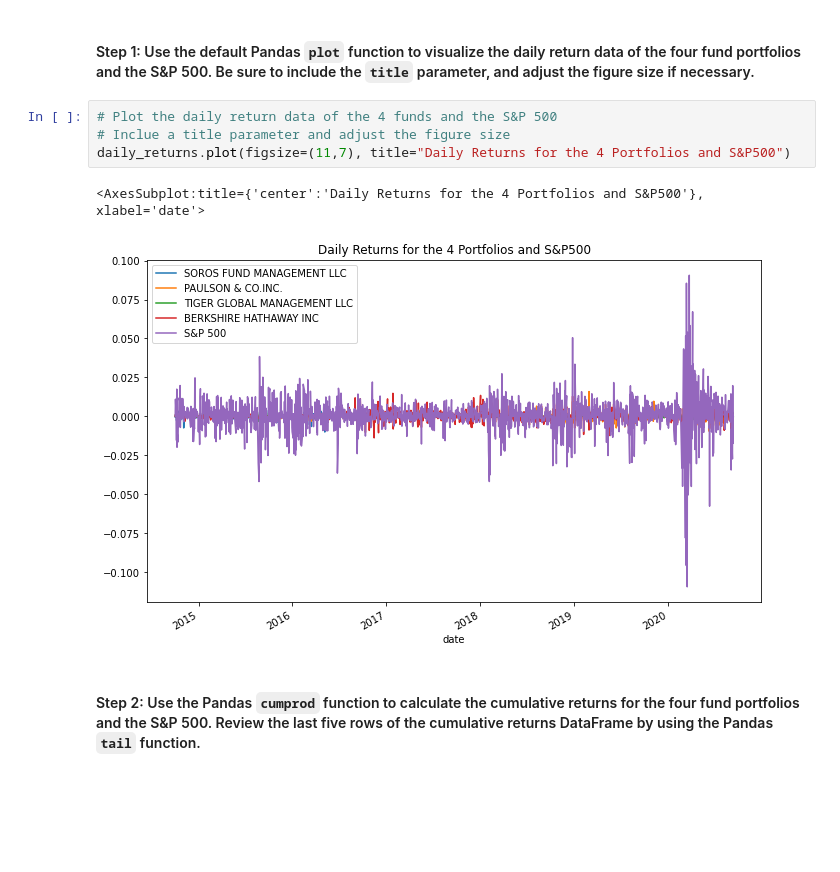
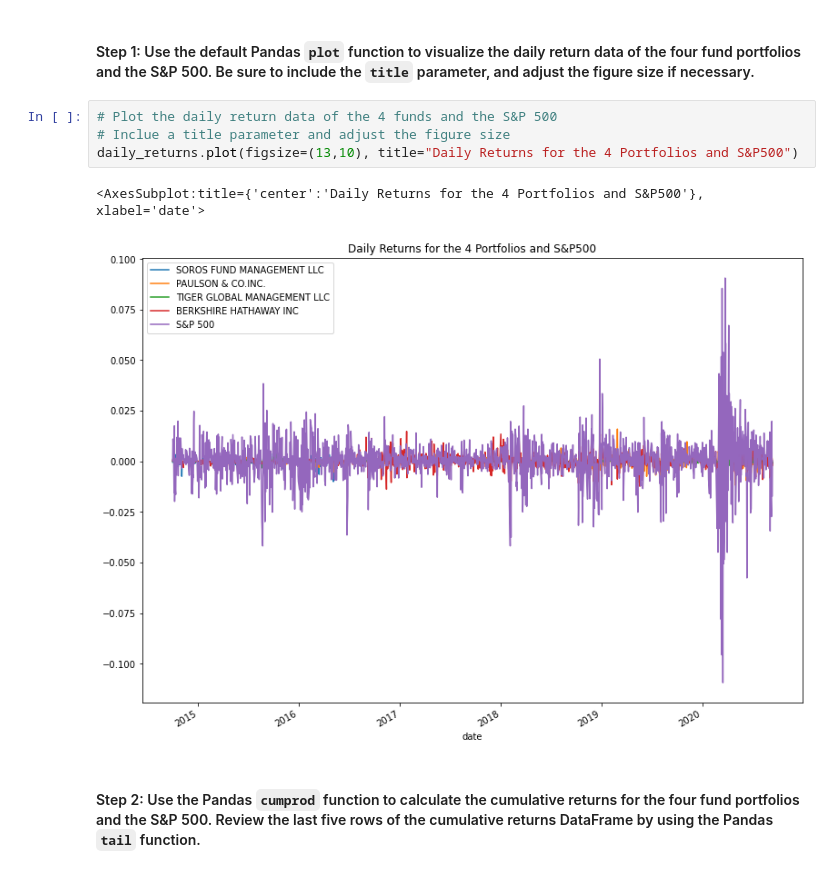
Before and after one commit to mikehoo92/Module_4_Challenge, a Jupyter notebook: Starter_Code 4/risk_return_analysis.ipynb, the cells around one changed output. Cells and saved outputs as stored; diff of their text form; blank space fills up the shorter version.

```diff
--- a/Starter_Code 4/risk_return_analysis.ipynb
+++ b/Starter_Code 4/risk_return_analysis.ipynb
@@ -157,10 +159,10 @@ Analyze the data to determine if any of the portfolios outperform the broader st
 # %%
 # Plot the daily return data of the 4 funds and the S&P 500
 # Inclue a title parameter and adjust the figure size
-daily_returns.plot(figsize=(11,7), title="Daily Returns for the 4 Portfolios and S&P500")
+daily_returns.plot(figsize=(13,10), title="Daily Returns for the 4 Portfolios and S&P500")
 # %% [output]
 <AxesSubplot:title={'center':'Daily Returns for the 4 Portfolios and S&P500'}, xlabel='date'>
-[figure, old version]
+[figure, new version]
 # %% [markdown]
 #### Step 2: Use the Pandas `cumprod` function to calculate the cumulative returns for the four fund portfolios and the S&P 500. Review the last five rows of the cumulative returns DataFrame by using the Pandas `tail` function.
 # %%
```
Also changed, not shown: parts of 24 cells of this notebook, 2 other files.
